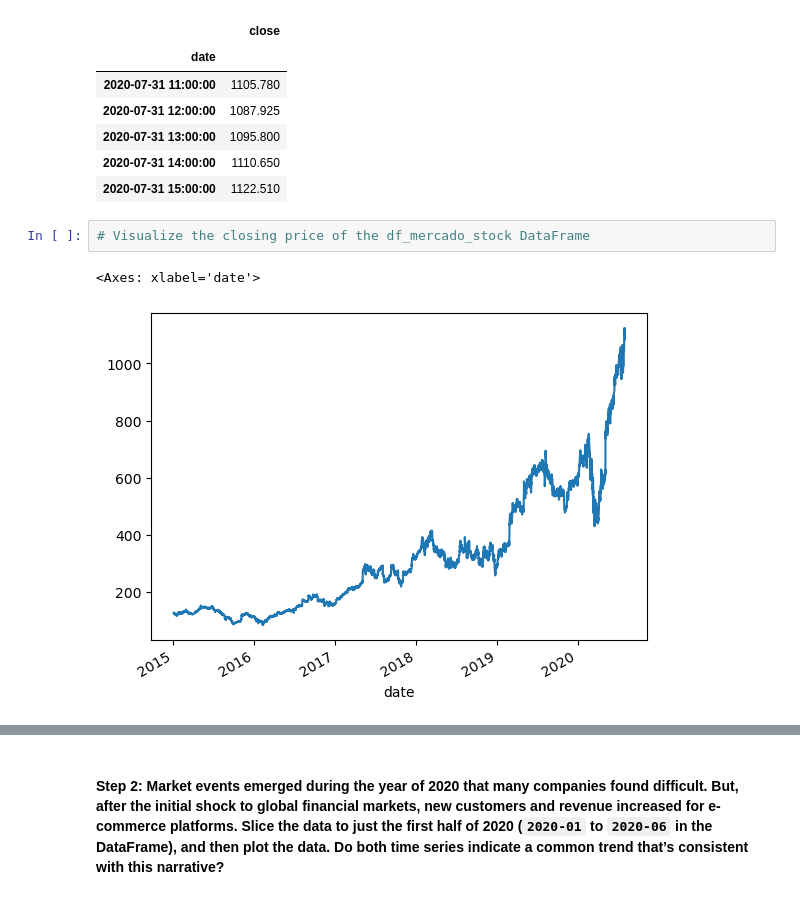
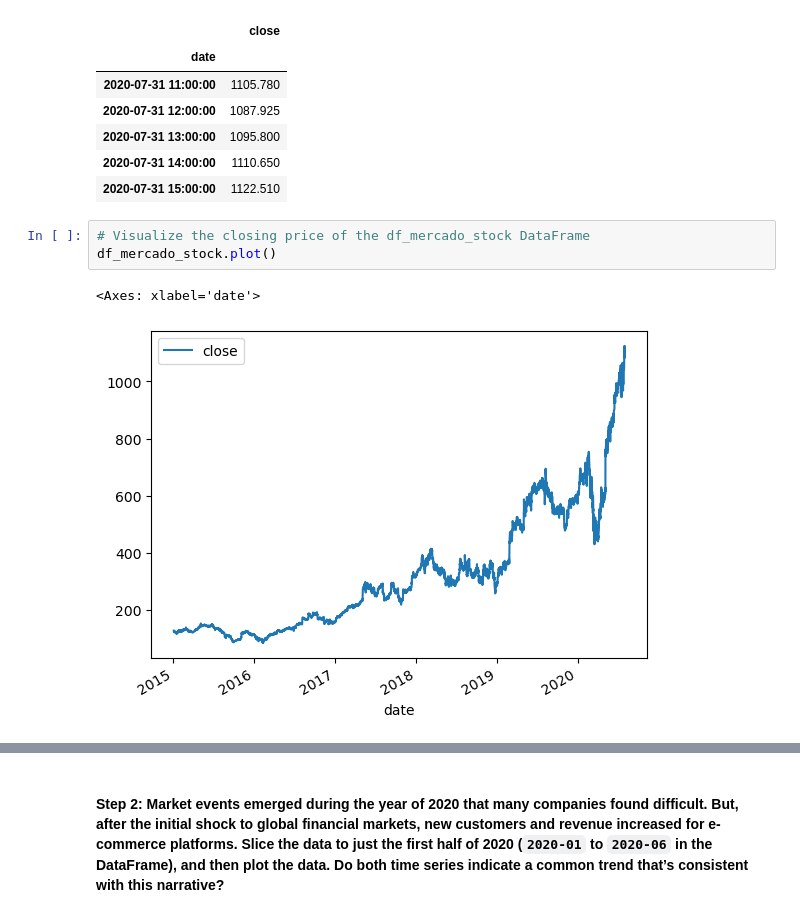
Before and after one commit to TGurke13/prophet-challenge, a Jupyter notebook: M8_Starter_Code/forecasting_net_prophet.ipynb, the cells around one changed output, grey strips where cells are left out. Cells and saved outputs as stored; diff of their text form.

```diff
--- a/M8_Starter_Code/forecasting_net_prophet.ipynb
+++ b/M8_Starter_Code/forecasting_net_prophet.ipynb
@@ -234,9 +235,10 @@ display(df_mercado_stock.tail())
 | 2020-07-31 15:00:00 | 1122.510 |
 # %%
 # Visualize the closing price of the df_mercado_stock DataFrame
+df_mercado_stock.plot()
 # %% [output]
 <Axes: xlabel='date'>
-[figure, old version]
+[figure, new version]
 # %%
 # Concatenate the df_mercado_stock DataFrame with the df_mercado_trends DataFrame
 # Concatenate the DataFrame by columns (axis=1), and drop and rows with only one column of data
```
Also changed, not shown: parts of 25 cells of this notebook.
